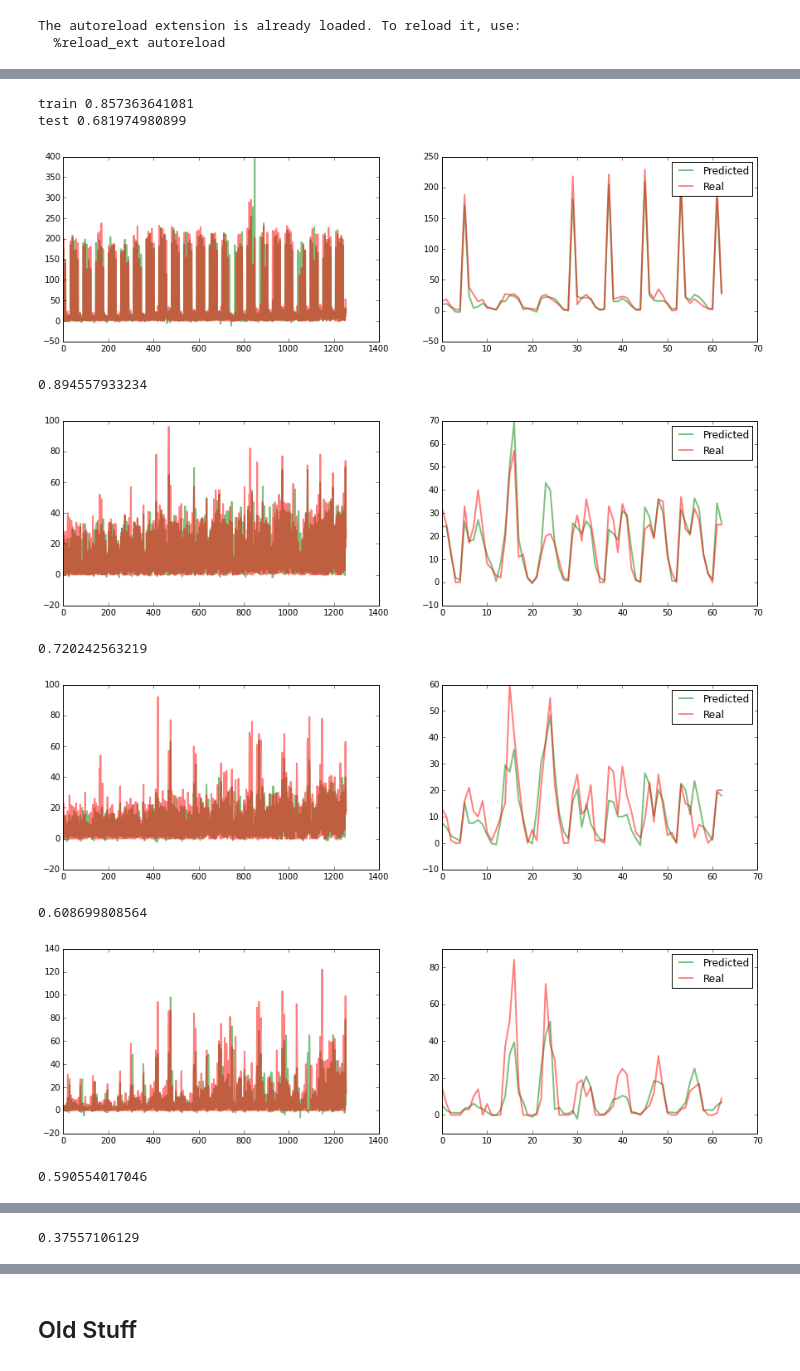
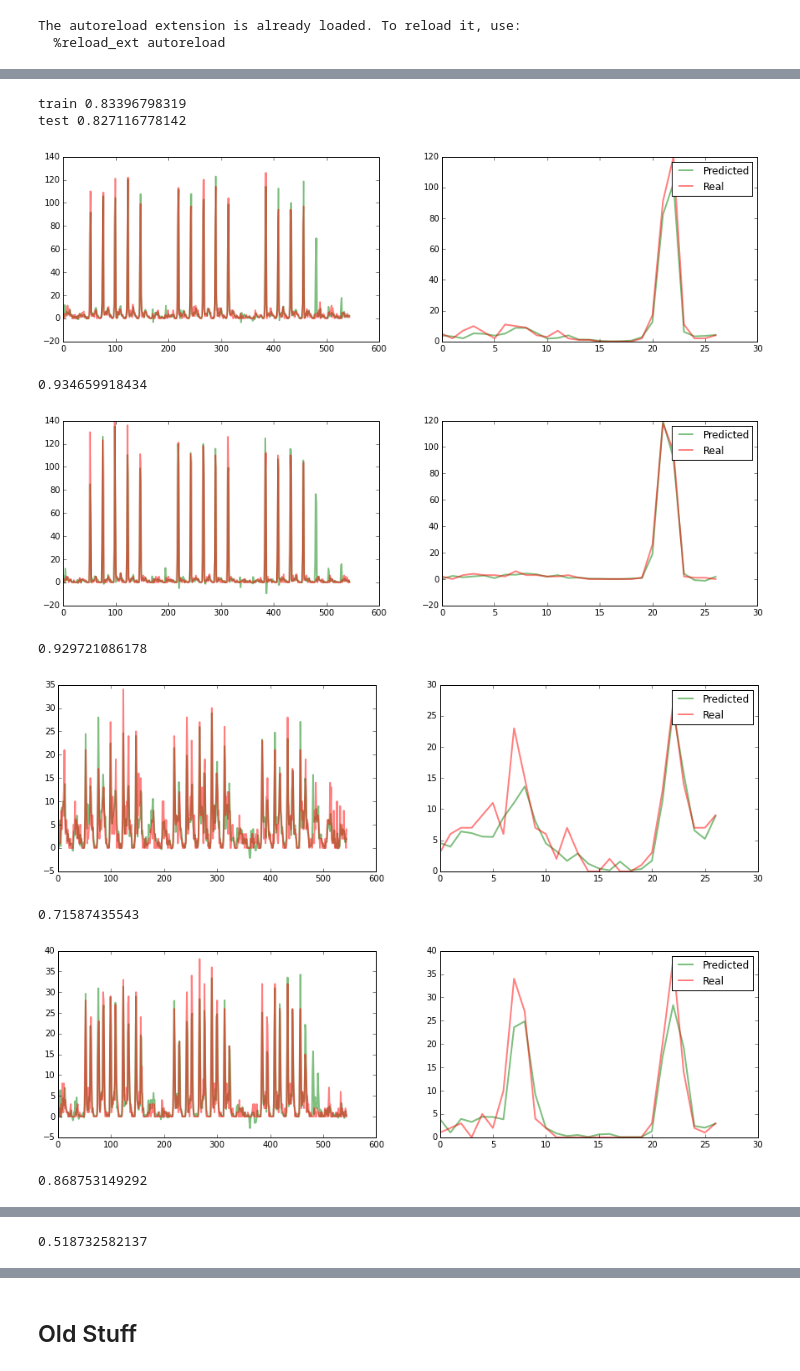
Before and after one commit to cs229-bike-prediction/bike-prediction, a Jupyter notebook: scikit experiments.ipynb, the cells around one changed output, grey strips where cells are left out. Drawn from its saved outputs; the diff is of its cells as text; code cells hidden in the pictures.

```diff
--- a/scikit experiments.ipynb
+++ b/scikit experiments.ipynb
@@ -28,9 +31,13 @@ records = ml_test.load_records('XY8_3H.csv')
 # %%
 dataset = ml_test.divide_dataset(stations, X, Y, locs, labels)
 # %%
-poly = preprocessing.PolynomialFeatures(degree=3)
+poly = preprocessing.PolynomialFeatures(degree=2)
 scaler = preprocessing.StandardScaler()
 
 poly_tr_X = scaler.fit_transform(poly.fit_transform(dataset['tr_X']))
 # %%
-interesting_stations = [14, 194, 153, 300, 572]
+# interesting_stations = [14, 194, 153, 300, 572]
+interesting_stations = [14, 154, 194, 101, 191]
+# %%
+sel = SelectKBest(f_regression, k=75)
+reduced_features_poly_tr_X = sel.fit_transform(poly_tr_X, dataset['tr_Y'])
@@ -43,5 +56,7 @@ scs.fit(dataset['tr_locs'], dataset['tr_labels'])
 # %%
-scs.make_estimators(dataset['tr_locs'], poly_tr_X, dataset['tr_Y'], dataset['tr_labels'])
+# scs.make_estimators(dataset['tr_locs'], reduced_features_poly_tr_X, dataset['tr_Y'], dataset['tr_labels'])
+clf = linear_model.LinearRegression()
+clf.fit(reduced_features_poly_tr_X, dataset['tr_Y'])
 
 # estimators = []
 # for i in range(n_clusters):
@@ -61,25 +76,27 @@ scs.make_estimators(dataset['tr_locs'], poly_tr_X, dataset['tr_Y'], dataset['tr_
 # %%
-#predictions = predict(dataset['tst_X'], dataset['tst_locs'])
-tst_prds = scs.predict(dataset['tst_locs'], scaler.transform(poly.transform(dataset['tst_X'])), dataset['tst_labels'])
-tr_preds = scs.predict(dataset['tr_locs'], poly_tr_X, dataset['tr_labels'])
+# predictions = predict(dataset['tst_X'], dataset['tst_locs'])
+# tst_prds = scs.predict(dataset['tst_locs'], sel.transform(scaler.transform(poly.transform(dataset['tst_X']))), dataset['tst_labels'])
+# tr_preds = scs.predict(dataset['tr_locs'], reduced_features_poly_tr_X, dataset['tr_labels'])
+tst_preds = clf.predict(sel.transform(scaler.transform(poly.transform(dataset['tst_X']))))
+tr_preds  = clf.predict(reduced_features_poly_tr_X)
 tst_Y = dataset['tst_Y']
 
 print 'train', metrics.explained_variance_score(dataset['tr_Y'], tr_preds)
-print 'test', metrics.explained_variance_score(tst_Y, tst_prds)
+print 'test',  metrics.explained_variance_score(tst_Y, tst_preds)
 
 for station_id in interesting_stations:
-    pr = tst_prds[dataset['tst_stations']==station_id]
+    pr = tst_preds[dataset['tst_stations']==station_id]
     tr = tst_Y[dataset['tst_stations']==station_id]
     ml_test.plot_predicted_vs_real_zoom(pr, tr)
     print metrics.explained_variance_score(tr, pr)
 # %% [output]
-train 0.857363641081
-test 0.681974980899
+train 0.83396798319
+test 0.827116778142
-[figure, old version]
+[figure, new version]
-0.894557933234
+0.934659918434
-[figure, old version]
+[figure, new version]
-0.720242563219
+0.929721086178
-[figure, old version]
+[figure, new version]
-0.608699808564
+0.71587435543
-[figure, old version]
+[figure, new version]
-0.590554017046
+0.868753149292
@@ -87 +104 @@ test 0.681974980899
-0.37557106129
+0.518732582137
```
Also changed, not shown: parts of 8 cells of this notebook, 5 other files.
